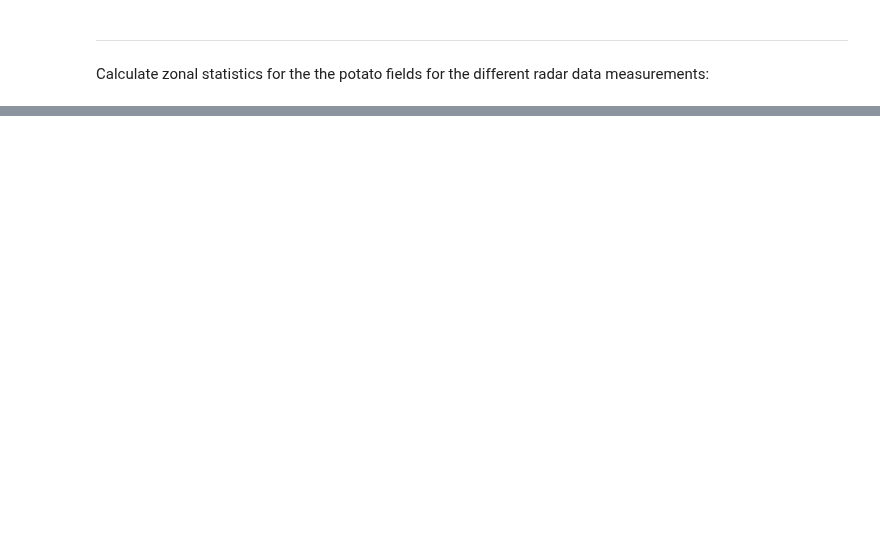
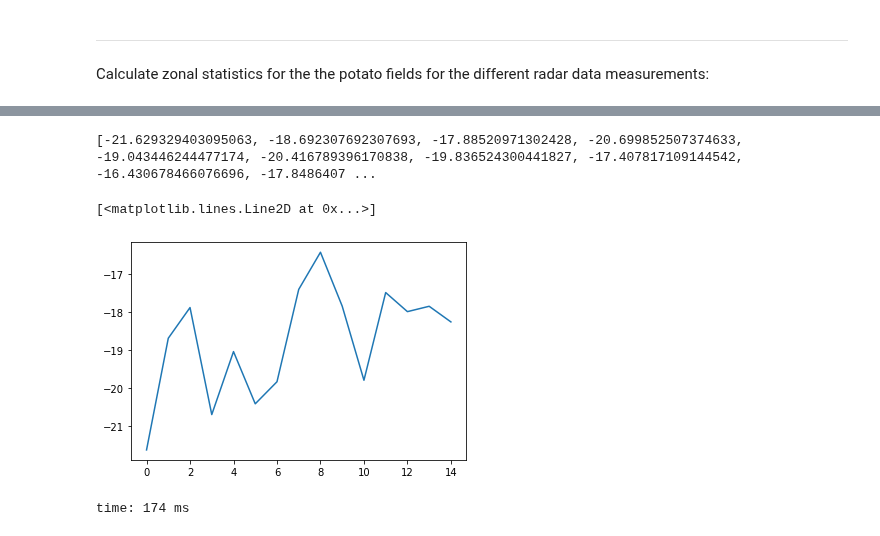
Before and after one commit to JacobJeppesen/PublicSectorConsultancy, a Jupyter notebook: potato_nematode_predictor/notebooks/PotatoNematodePredictor.ipynb, the cells around one changed output, grey strips where cells are left out. Saved outputs shown, nothing was run; the diff lists cells and outputs as text; code cells hidden in the pictures; blank space fills up the shorter version.

```diff
--- a/potato_nematode_predictor/notebooks/PotatoNematodePredictor.ipynb
+++ b/potato_nematode_predictor/notebooks/PotatoNematodePredictor.ipynb
@@ -7,9 +7,16 @@ Start by configuring the notebook:
 import wget
 import geopandas
 import os
+import rasterio
+import sys
+import pandas as pd
+import matplotlib.pyplot as plt
 
 from pathlib import Path
 from zipfile import ZipFile
+from tqdm.autonotebook import tqdm
+
+from utils import RasterstatsMultiProc
 
 # Automatically prints execution time for the individual cells
 %load_ext autotime
@@ -23,6 +30,10 @@ PROJ_PATH = Path.cwd().parent
 
 # Define which field polygons should be used for analysis (2017 to 2019 seem to follow the same metadata format)
 FIELD_POLYGONS = ['FieldPolygons2017', 'FieldPolygons2018', 'FieldPolygons2019']
+
+# Define global flags
+MULTI_PROC_ZONAL_STATS = False
+ALL_TOUCHED = False
 # %% [output]
 The autotime extension is already loaded. To reload it, use:
   %reload_ext autotime
@@ -144,3 +155,12 @@ time: 1.4 s
 # %% [markdown]
 ---
 Calculate zonal statistics for the the potato fields for the different radar data measurements:
+# %%
+tif = list((PROJ_PATH / 'data' / 'raw' / 'Sentinel-1').glob('*.tif'))[0]
+with rasterio.open(tif) as src:
+    tif_crs = src.crs
+    print("Projection used is: " + str(tif_crs))
+
+for df_name, df in df_potato.items():
+    # Set the CRS in the geodataframe to be wkt format (otherwise you won't be able to save as a shapefile)
+    df_potato[df_name] = df_potato[df_name].to_crs({'init': tif_crs})
@@ -146,0 +240,23 @@ Calculate zonal statistics for the the potato fields for the different radar dat
+# %%
+df_potato_stats = {}
+for df_name in FIELD_POLYGONS:
+    pkl_name = df_name + '_stats'
+    pkl_path = (PROJ_PATH / 'data' / 'processed' / pkl_name).with_suffix('.pkl')
+    df = pd.read_pickle(pkl_path)
+    df_potato_stats[df_name] = df
+
+
+x = []
+for column in df_potato_stats['FieldPolygons2017']:
+    if 'S1A' in column and 'B1_mean' in column:
+        value = df_potato_stats['FieldPolygons2017'][column].loc[8]
+        x.append(value)
+    #print(df_potato_stats[column])
+
+print(x)
+plt.plot(x)
+# %% [output]
+[-21.629329403095063, -18.692307692307693, -17.88520971302428, -20.699852507374633, -19.043446244477174, -20.416789396170838, -19.836524300441827, -17.407817109144542, -16.430678466076696, -17.8486407 ...
+[<matplotlib.lines.Line2D at 0x...>]
+[figure, added]
+time: 174 ms
```
Also changed, not shown: parts of 8 cells of this notebook, 1 other file.
